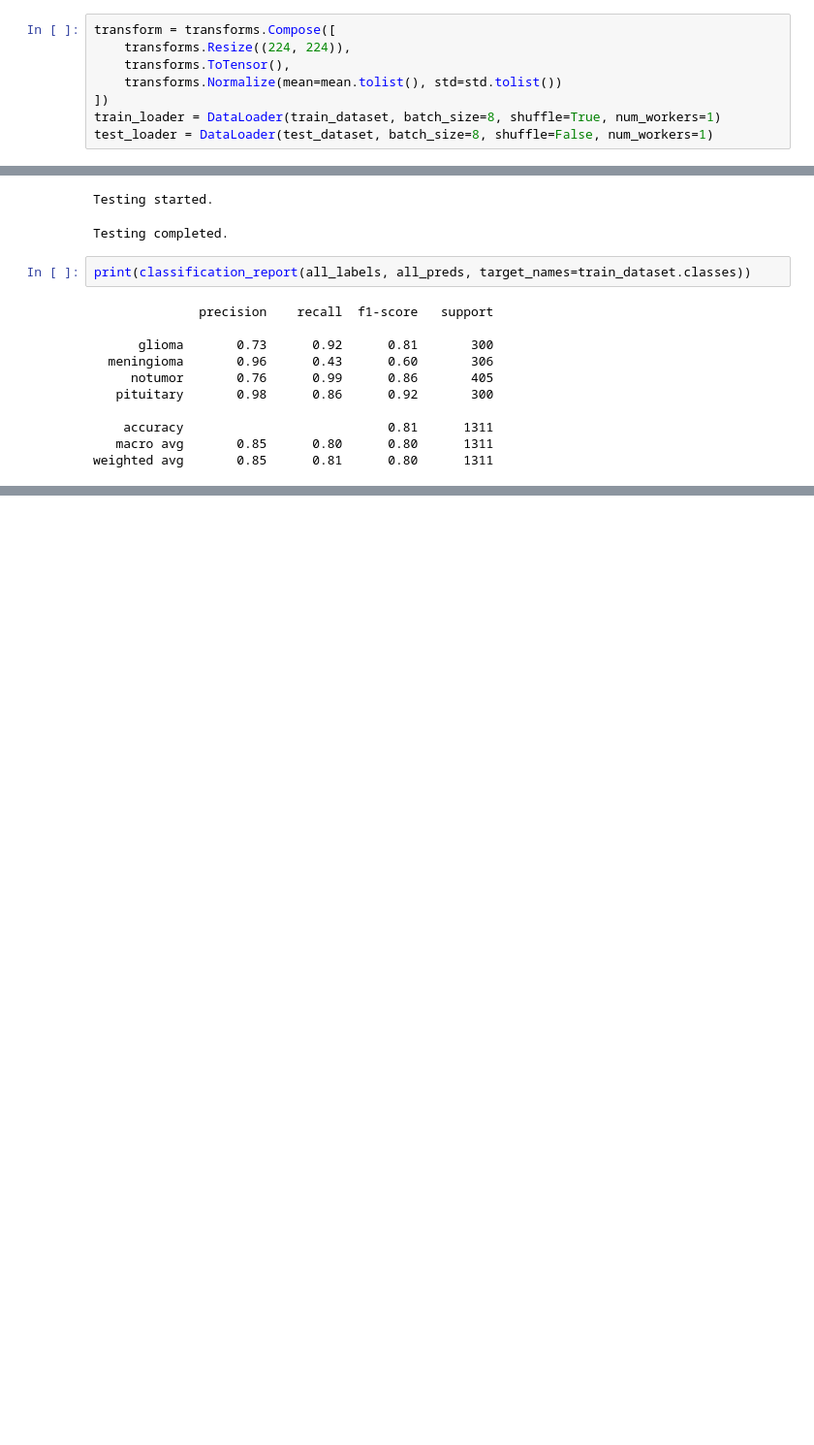
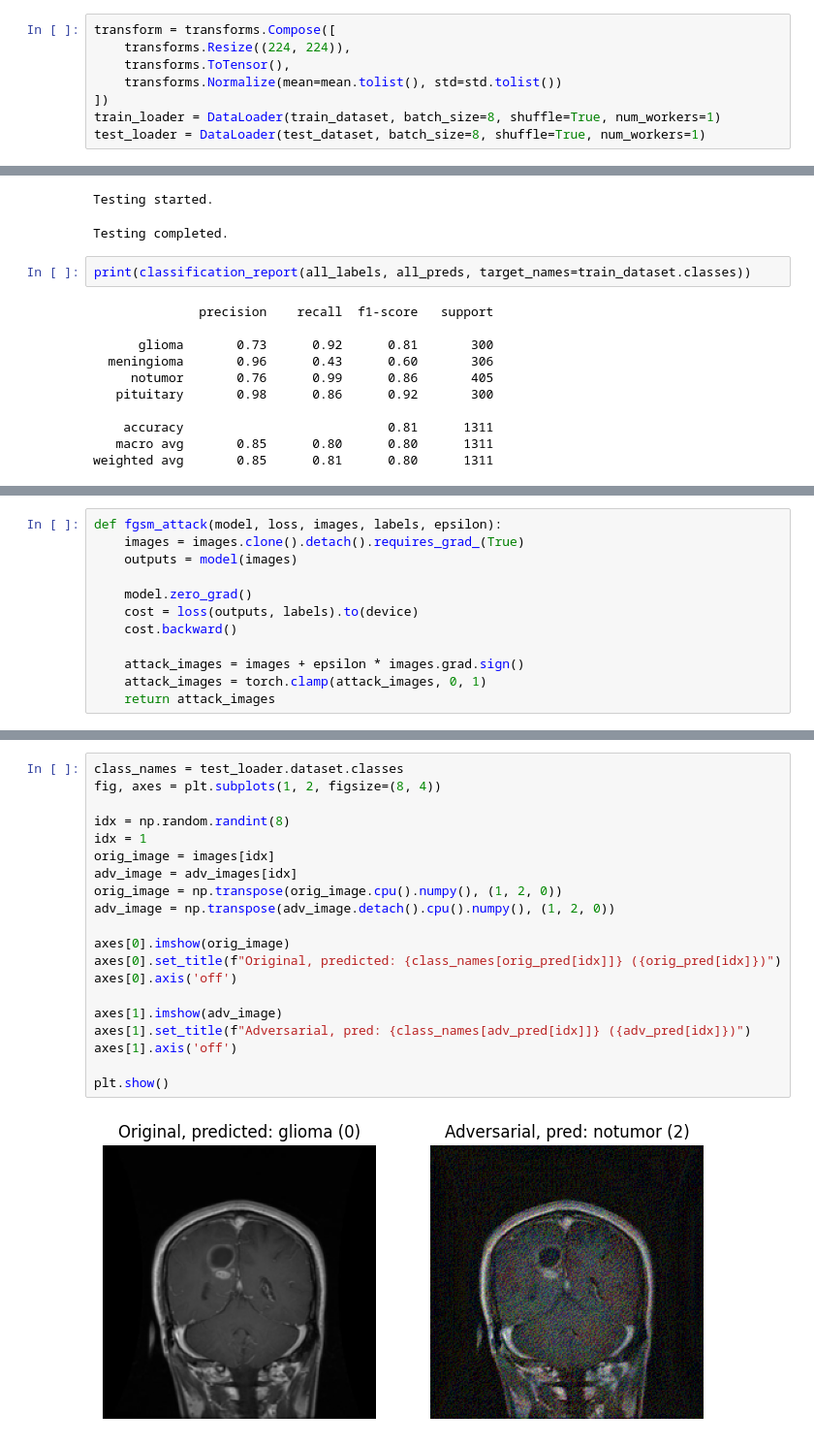
Before and after one commit to marcosolime/break-fix, a Jupyter notebook: sandbox.ipynb, the cells around one changed output, grey strips where cells are left out. Shown at 97% size. Cells and saved outputs as stored; diff of their text form; blank space fills up the shorter version.

Commit message:
add fgsm attack

```diff
--- a/sandbox.ipynb
+++ b/sandbox.ipynb
@@ -55,7 +55,7 @@ transform = transforms.Compose([
     transforms.Normalize(mean=mean.tolist(), std=std.tolist())
 ])
 train_loader = DataLoader(train_dataset, batch_size=8, shuffle=True, num_workers=1)
-test_loader = DataLoader(test_dataset, batch_size=8, shuffle=False, num_workers=1)
+test_loader = DataLoader(test_dataset, batch_size=8, shuffle=True, num_workers=1)
 # %% [markdown]
 **Dataset exploration**
 # %%
@@ -446,0 +451,12 @@ weighted avg       0.85      0.81      0.80      1311
+# %%
+def fgsm_attack(model, loss, images, labels, epsilon):
+    images = images.clone().detach().requires_grad_(True)
+    outputs = model(images)
+
+    model.zero_grad()
+    cost = loss(outputs, labels).to(device)
+    cost.backward()
+
+    attack_images = images + epsilon * images.grad.sign()
+    attack_images = torch.clamp(attack_images, 0, 1)
+    return attack_images
@@ -446,0 +504,22 @@ weighted avg       0.85      0.81      0.80      1311
+# %%
+class_names = test_loader.dataset.classes
+fig, axes = plt.subplots(1, 2, figsize=(8, 4))
+
+idx = np.random.randint(8)
+idx = 1
+orig_image = images[idx]
+adv_image = adv_images[idx]
+orig_image = np.transpose(orig_image.cpu().numpy(), (1, 2, 0))
+adv_image = np.transpose(adv_image.detach().cpu().numpy(), (1, 2, 0))
+
+axes[0].imshow(orig_image)
+axes[0].set_title(f"Original, predicted: {class_names[orig_pred[idx]]} ({orig_pred[idx]})")
+axes[0].axis('off')
+
+axes[1].imshow(adv_image)
+axes[1].set_title(f"Adversarial, pred: {class_names[adv_pred[idx]]} ({adv_pred[idx]})")
+axes[1].axis('off')
+
+plt.show()
+# %% [output]
+[figure, added]
```
Also changed, not shown: parts of 4 cells of this notebook.
